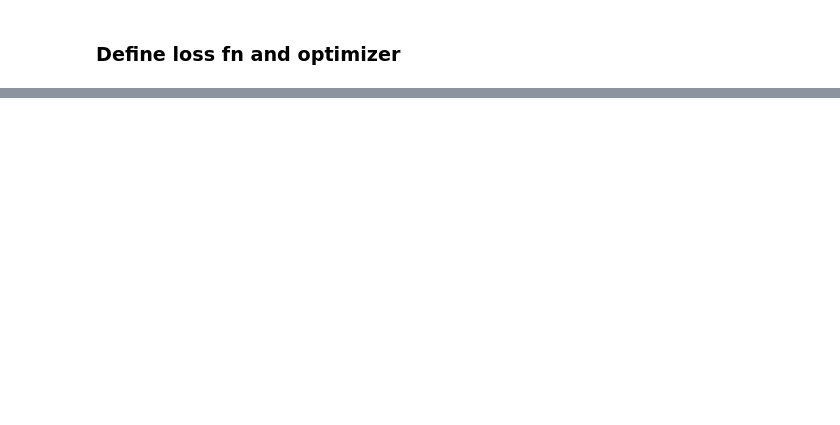
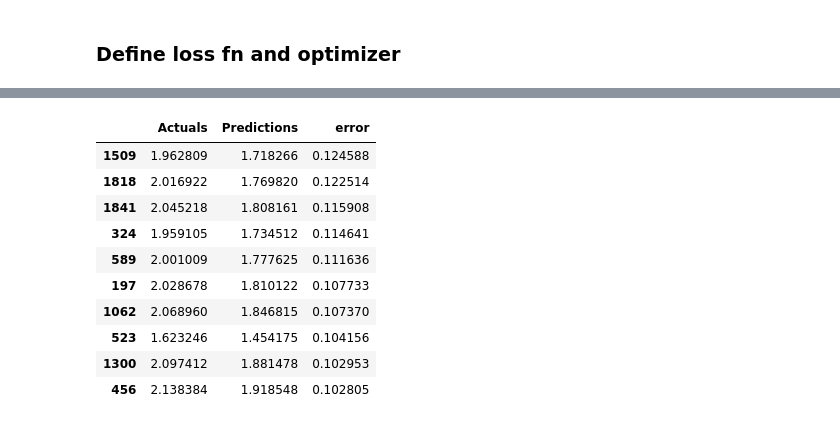
Before and after one commit to gmehra123/PORTFOLIO, a Jupyter notebook: Testing_notebook2.ipynb, the cells around one changed output, grey strips where cells are left out. Drawn from its saved outputs; the diff is of its cells as text; code cells hidden in the pictures; blank space fills up the shorter version.

```diff
--- a/Testing_notebook2.ipynb
+++ b/Testing_notebook2.ipynb
@@ -157,0 +187,15 @@ torch.save(model.state_dict(),f='models/model_non_linear.pth')
+# %%
+# Worst predictions
+pred_vs_actuals_df.sort_values(by='error',ascending=False).head(10)
+# %% [output]
+|  | Actuals | Predictions | error |
+| 1509 | 1.962809 | 1.718266 | 0.124588 |
+| 1818 | 2.016922 | 1.769820 | 0.122514 |
+| 1841 | 2.045218 | 1.808161 | 0.115908 |
+| 324 | 1.959105 | 1.734512 | 0.114641 |
+| 589 | 2.001009 | 1.777625 | 0.111636 |
+| 197 | 2.028678 | 1.810122 | 0.107733 |
+| 1062 | 2.068960 | 1.846815 | 0.107370 |
+| 523 | 1.623246 | 1.454175 | 0.104156 |
+| 1300 | 2.097412 | 1.881478 | 0.102953 |
+| 456 | 2.138384 | 1.918548 | 0.102805 |
```
Also changed, not shown: parts of 12 cells of this notebook.
